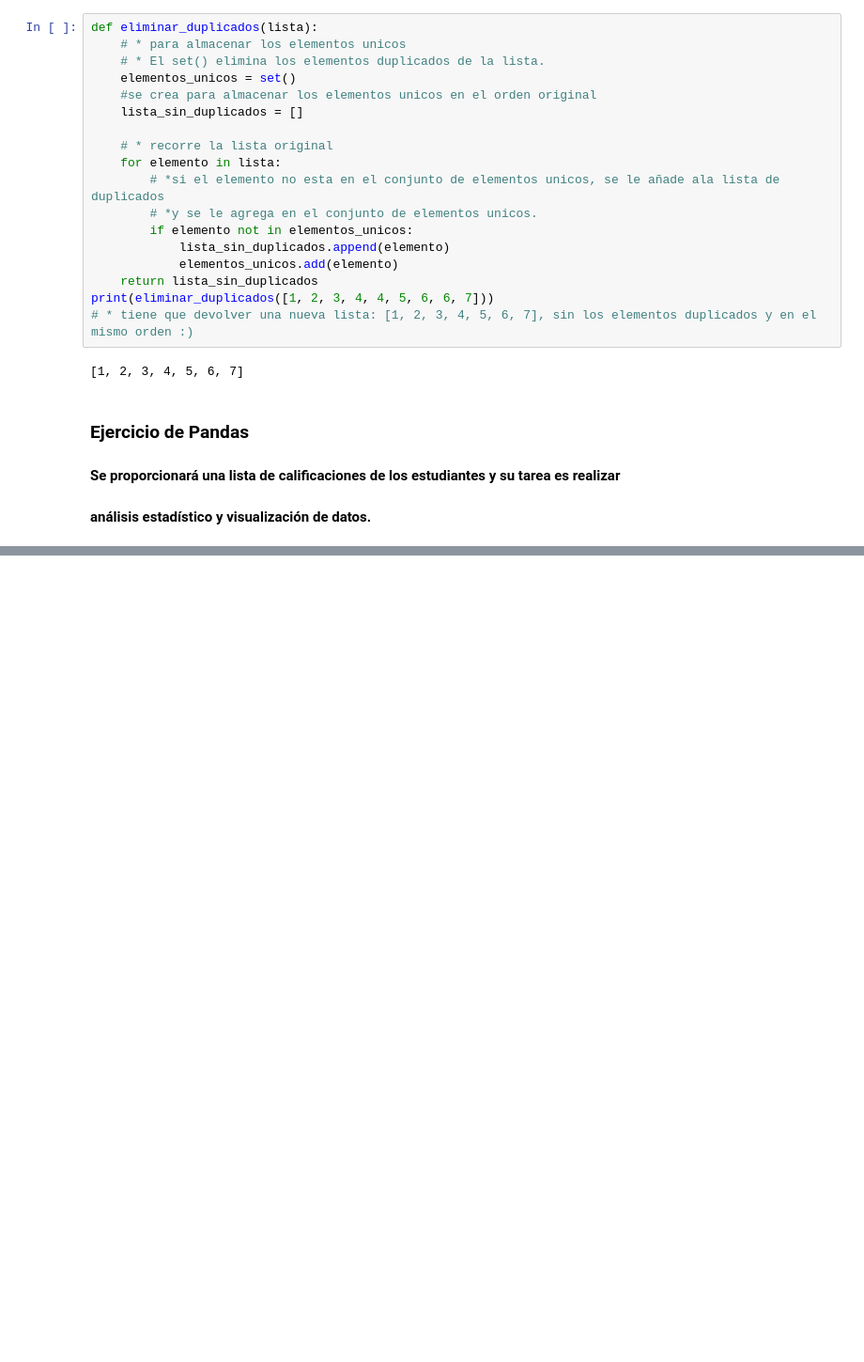
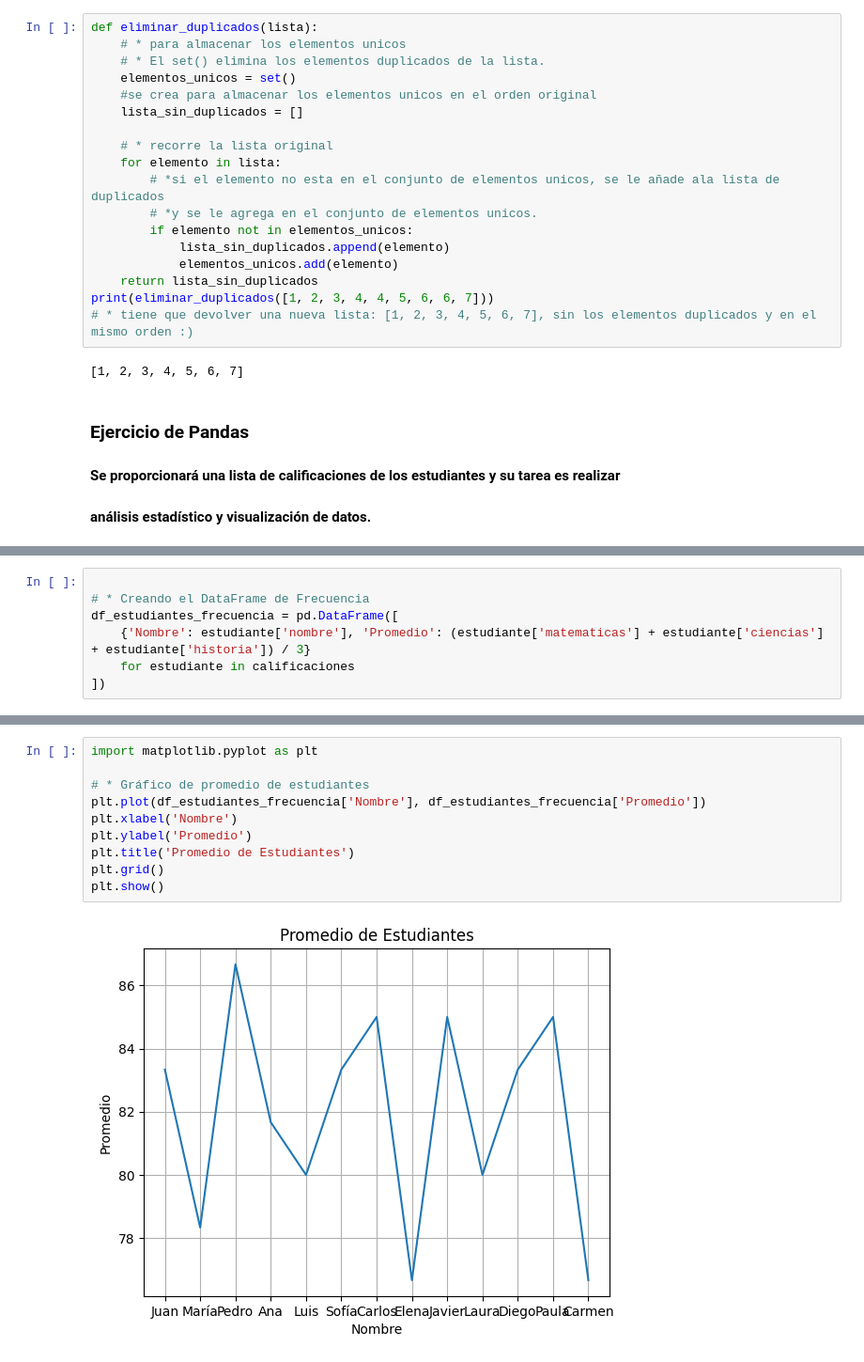
Before and after one commit to yulimereles/Trabajo_jupyter_notebook, a Jupyter notebook: tp1_jupy.ipynb, the cells around one changed output, grey strips where cells are left out. Shown at 94% size. Cells and saved outputs as stored; diff of their text form; blank space fills up the shorter version.

```diff
--- a/tp1_jupy.ipynb
+++ b/tp1_jupy.ipynb
@@ -70,0 +85,7 @@ ModuleNotFoundError: No module named 'pandas'
+# %%
+
+# * Creando el DataFrame de Frecuencia
+df_estudiantes_frecuencia = pd.DataFrame([
+    {'Nombre': estudiante['nombre'], 'Promedio': (estudiante['matematicas'] + estudiante['ciencias'] + estudiante['historia']) / 3}
+    for estudiante in calificaciones
+])
@@ -70,0 +123,12 @@ ModuleNotFoundError: No module named 'pandas'
+# %%
+import matplotlib.pyplot as plt
+
+# * Gráfico de promedio de estudiantes
+plt.plot(df_estudiantes_frecuencia['Nombre'], df_estudiantes_frecuencia['Promedio'])
+plt.xlabel('Nombre')
+plt.ylabel('Promedio')
+plt.title('Promedio de Estudiantes')
+plt.grid()
+plt.show()
+# %% [output]
+[figure, added]
```
Also changed, not shown: parts of 4 cells of this notebook.
